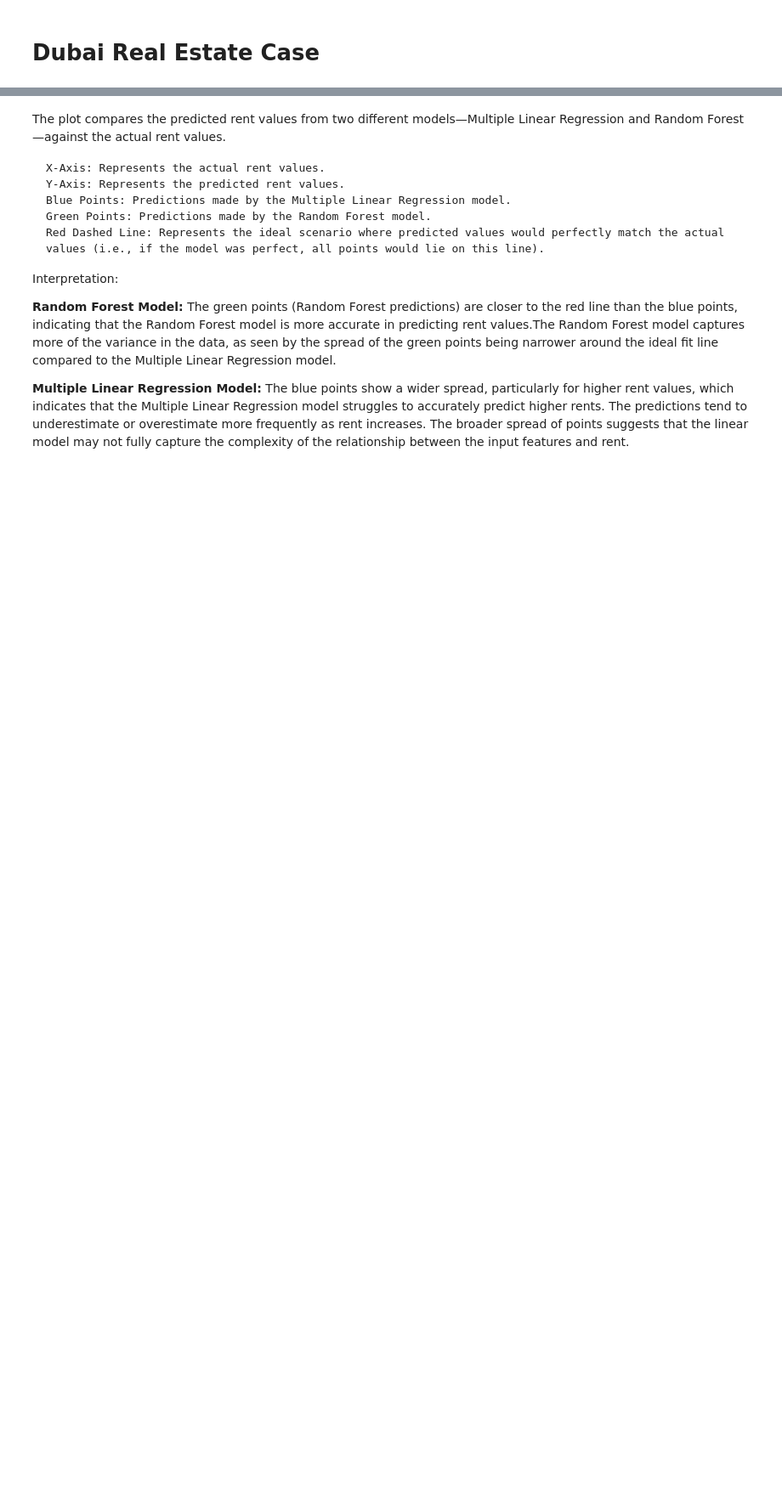
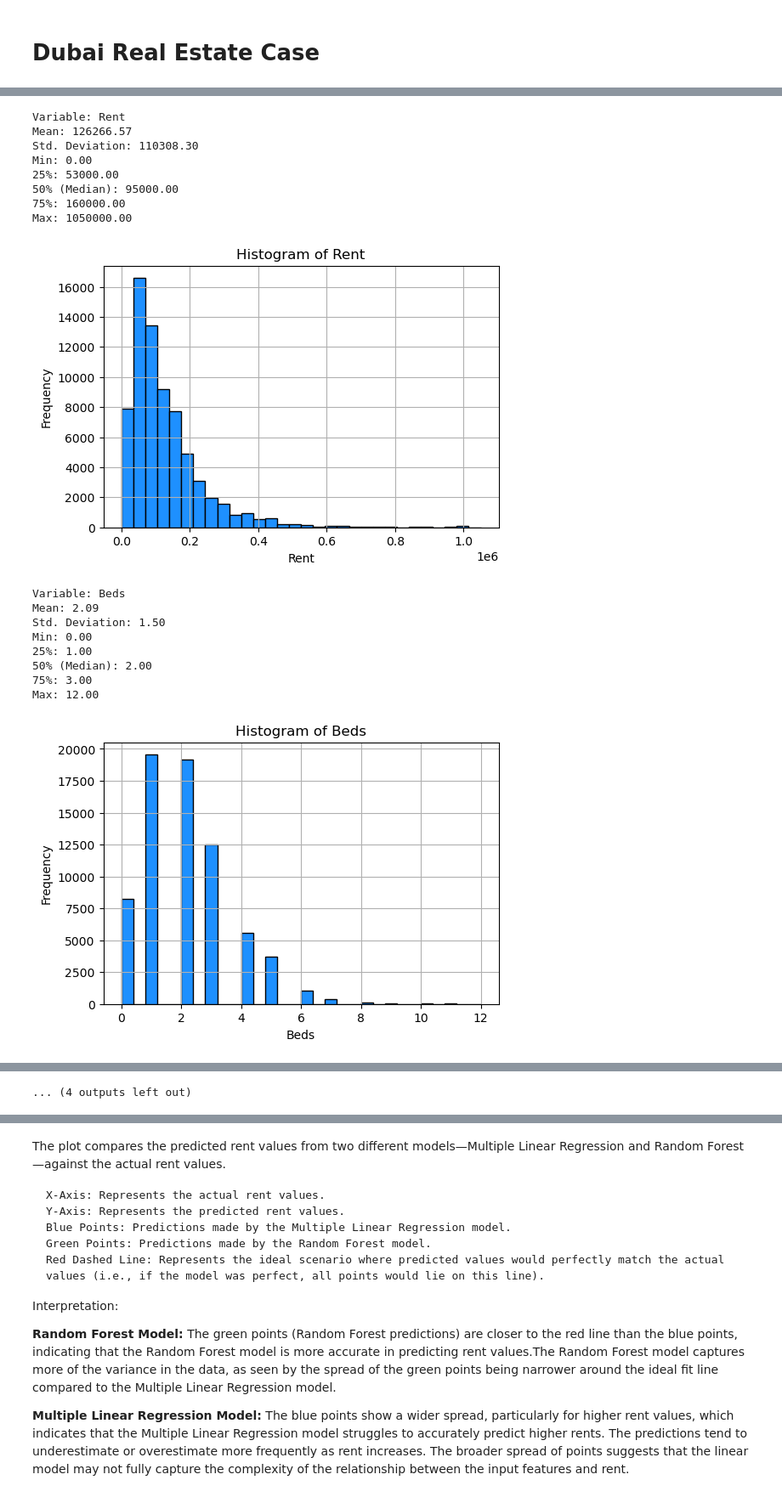
Before and after one commit to m-peter-1/Dubai-Real-Estate, a Jupyter notebook: dubai_real_estate.ipynb, the cells around one changed output, grey strips where cells are left out. Shown at 85% size. Cells and saved outputs as stored; diff of their text form; code cells hidden in the pictures; blank space fills up the shorter version.

```diff
--- a/dubai_real_estate.ipynb
+++ b/dubai_real_estate.ipynb
@@ -884,0 +412,48 @@ plt.show()
+# %%
+# Plotting the Data with df_cleaned
+
+import pandas as pd
+import matplotlib.pyplot as plt
+
+# Identify numerical variables
+numerical_vars = df_cleaned.select_dtypes(include=['int64', 'float64']).columns
+
+# Iterate over each numerical variable and display statistics
+for var in numerical_vars:
+    print(f"Variable: {var}")
+    print(f"Mean: {df_cleaned[var].mean():.2f}")
+    print(f"Std. Deviation: {df_cleaned[var].std():.2f}")
+    print(f"Min: {df_cleaned[var].min():.2f}")
+    print(f"25%: {df_cleaned[var].quantile(0.25):.2f}")
+    print(f"50% (Median): {df_cleaned[var].median():.2f}")
+    print(f"75%: {df_cleaned[var].quantile(0.75):.2f}")
+    print(f"Max: {df_cleaned[var].max():.2f}")
+    print("\n")
+
+    # Create histogram
+    plt.figure(figsize=(6, 4))
+    plt.hist(df_cleaned[var], bins=30, color='dodgerblue', edgecolor='black')
+    plt.title(f'Histogram of {var}')
+    plt.xlabel(var)
+    plt.ylabel('Frequency')
+    plt.grid(True)
+    plt.show()
+# %% [output]
+Variable: Rent
+Mean: 126266.57
+Std. Deviation: 110308.30
+Min: 0.00
+25%: 53000.00
+50% (Median): 95000.00
+75%: 160000.00
+Max: 1050000.00
+[figure, added]
+Variable: Beds
+Mean: 2.09
+Std. Deviation: 1.50
+Min: 0.00
+25%: 1.00
+50% (Median): 2.00
+75%: 3.00
+Max: 12.00
+[figure, added]
@@ -884,0 +496 @@ plt.show()
+... (4 outputs left out)
```
Also changed, not shown: parts of 80 cells of this notebook.
